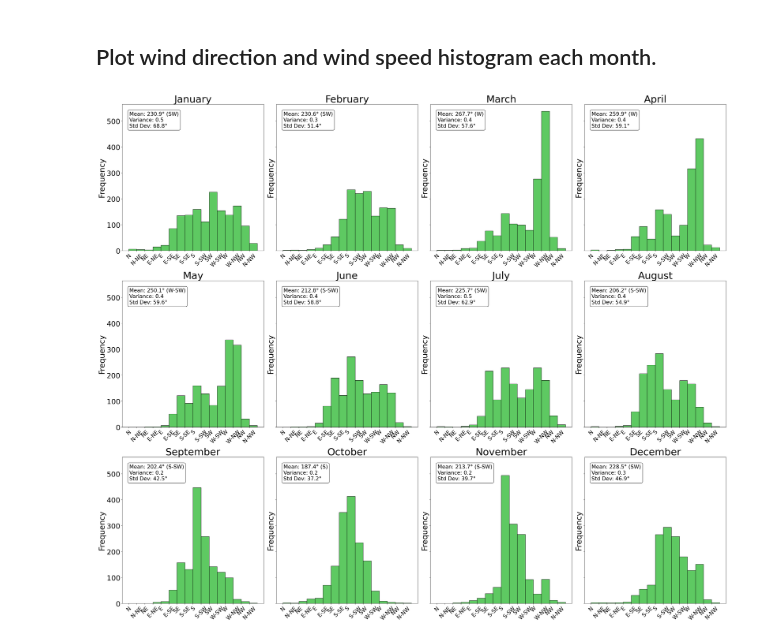
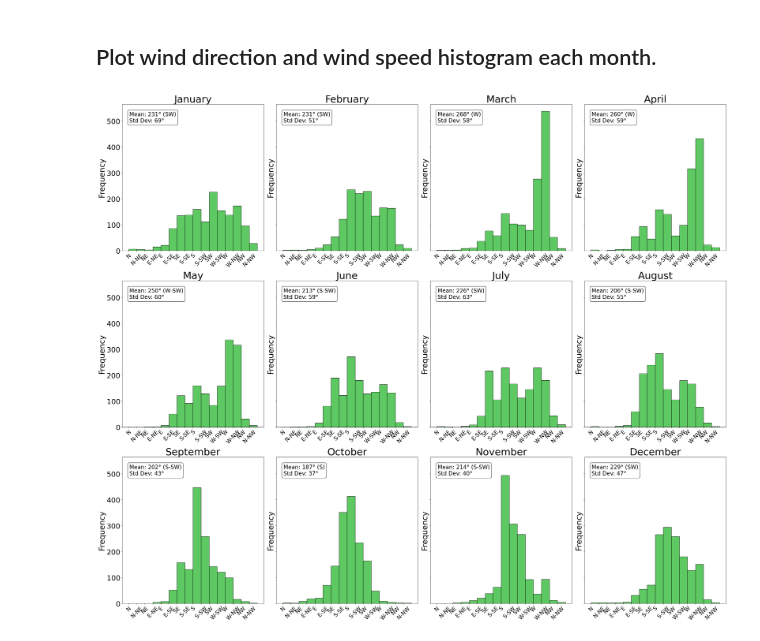
Before and after one commit to gilbertoCM/terminosWaterAge, a Jupyter notebook: scripts/Terminos_wind_analysis.ipynb, the cells around one changed output. Cells and saved outputs as stored; diff of their text form; code cells hidden in the pictures.

```diff
--- a/scripts/Terminos_wind_analysis.ipynb
+++ b/scripts/Terminos_wind_analysis.ipynb
@@ -31,26 +43,16 @@ df = pd.DataFrame({'time': python_time, 'U': U, 'V': V})
 
 ### The wind direction is going towards (oceanographic convention)
 # %%
-# Add the units to the U and V components to calculate wind speed and direction using metpy
-
 from metpy.calc import wind_direction, wind_speed
 from metpy.units import pandas_dataframe_to_unit_arrays
 
 # Define units for U and V components
 wind_units = {'U': 'm/s', 'V': 'm/s'}
 
-# Convert the DataFrame to unit arrays
+# Convert the DataFrame to unit arrays and calculate wind speed and direction
 unit_arrays = pandas_dataframe_to_unit_arrays(df, column_units=wind_units)
-
-# Calculate wind speed and direction using metpy
-unit_arrays['wind_speed_m_s'] = wind_speed(unit_arrays['U'], unit_arrays['V'])
-unit_arrays['wind_direction_degree'] = wind_direction(unit_arrays['U'],
-                                               unit_arrays['V'],
-                                               convention= "to" ) # ‘to’ returns the direction the wind is going towards (oceanographic convention)
-
-# Add wind direction and speed back to the DataFrame
-df['wind_direction_degree'] = unit_arrays['wind_direction_degree'].magnitude
-df['wind_speed_m_s'] = unit_arrays['wind_speed_m_s'].magnitude
+df['wind_speed_m_s'] = wind_speed(unit_arrays['U'], unit_arrays['V']).magnitude
+df['wind_direction_degree'] = wind_direction(unit_arrays['U'], unit_arrays['V'], convention="to").magnitude
 # %% [markdown]
 ## Plot wind direction  and wind speed histogram.
 # %%
@@ -201,66 +153,57 @@ plt.show()
 import numpy as np
 import pandas as pd
 import matplotlib.pyplot as plt
-from scipy.stats import circmean, circvar, circstd
+from scipy.stats import circmean, circstd
 
 # Extract month from the date
 df['Month'] = df['time'].dt.month
 
 # List of month names in English
 month_names = [
     "January", "February", "March", "April", "May", "June",
     "July", "August", "September", "October", "November", "December"
 ]
 
 # Function to convert degrees to cardinal direction
 def degrees_to_cardinal(degrees):
     directions = ["N", "N-NE", "NE", "E-NE", "E", "E-SE", "SE", "S-SE",
                   "S", "S-SW", "SW", "W-SW", "W", "W-NW", "NW", "N-NW"]
     index = int((degrees + 11.25) // 22.5) % 16
     return directions[index]
 
-# Plot histograms for each month
-fig, axs = plt.subplots(3, 4, figsize=(32, 28), sharey=True)  # Increased figure size
+# Function to plot histogram and add statistics
+def plot_monthly_histogram(ax, month, data):
+    ax.hist(data['wind_direction_degree'], bins=np.arange(0, 361, 22.5), color='#5ec962', edgecolor='black')
+    ax.set_title(month_names[month - 1], fontsize=36)
+    ax.set_ylabel('Frequency', fontsize=28)
+    ax.set_xticks(xticks)
+    ax.set_xticklabels(xlabels, fontsize=20, rotation=45)
+    ax.tick_params(axis='y', labelsize=26)
 
+    circular_mean = circmean(data['wind_direction_degree'], high=360, low=0)
+    circular_std = circstd(data['wind_direction_degree'], high=360, low=0)
+    cardinal_direction = degrees_to_cardinal(circular_mean)
+
+    stats_text = (f'Mean: {circular_mean:.0f}° ({cardinal_direction})\n'
+                  f'Std Dev: {circular_std:.0f}°')
+    ax.text(0.05, 0.95, stats_text, transform=ax.transAxes, fontsize=20,
+            verticalalignment='top', bbox=dict(boxstyle='round,pad=0.3', edgecolor='black', facecolor='white'))
 
 # Set xticks and labels
-xlabels = (
-    "N", "N-NE", "NE", "E-NE", "E", "E-SE", "SE", "S-SE",
-    "S", "S-SW", "SW", "W-SW", "W", "W-NW", "NW", "N-NW"
-)
+xlabels = ["N", "N-NE", "NE", "E-NE", "E", "E-SE", "SE", "S-SE",
+           "S", "S-SW", "SW", "W-SW", "W", "W-NW", "NW", "N-NW"]
 xticks = np.arange(0, 360, 22.5)
+
+# Plot histograms for each month
+fig, axs = plt.subplots(3, 4, figsize=(32, 28), sharey=True)
 
 for month in range(1, 13):
     ax = axs[(month-1)//4, (month-1)%4]
     monthly_data = df[df['Month'] == month]
-    ax.hist(monthly_data['wind_direction_degree'], bins=np.arange(0, 361, 22.5),
-            color='#5ec962', edgecolor='black')
-    month_name = month_names[month - 1]
-    ax.set_title(f'{month_name}', fontsize=36)  # Increased subplot title font size
-    ax.set_ylabel('Frequency', fontsize=28)  # Increased y-axis label font size
-    ax.set_xticks(xticks)
-    ax.set_xticklabels(xlabels, fontsize=20, rotation=45)  # Increased x-tick label font size
-    ax.tick_params(axis='y', labelsize=26)  # Increased y-tick label font size
-
-    # Calculate circular statistics for each month
-    circular_mean = circmean(monthly_data['wind_direction_degree'], high=360, low=0)
-    circular_variance = circvar(monthly_data['wind_direction_degree'], high=360, low=0)
-    circular_std = circstd(monthly_data['wind_direction_degree'], high=360, low=0)
-
-    # Convert circular mean to cardinal direction
-    cardinal_direction = degrees_to_cardinal(circular_mean)
-
-
-    # Add text annotations for circular statistics
-    stats_text = (f'Mean: {circular_mean:.1f}° ({cardinal_direction})\n'
-                  f'Variance: {circular_variance:.1f}\n'
-                  f'Std Dev: {circular_std:.1f}°')
-    ax.text(0.05, 0.95, stats_text, transform=ax.transAxes, fontsize=19,
-            verticalalignment='top', bbox=dict(boxstyle='round,pad=0.3', edgecolor='black', facecolor='white'))
+    plot_monthly_histogram(ax, month, monthly_data)
 
 plt.tight_layout(rect=[0, 0, 1, 0.96])
-
-plt.savefig('..\output_files\\terminos_histrogram_each_month.pdf', dpi=600)
+plt.savefig('../output_files/terminos_histogram_each_month.pdf', dpi=600)
 plt.show()
 # %% [output]
-[figure, old version]
+[figure, new version]
```
Also changed, not shown: parts of 8 cells of this notebook.
